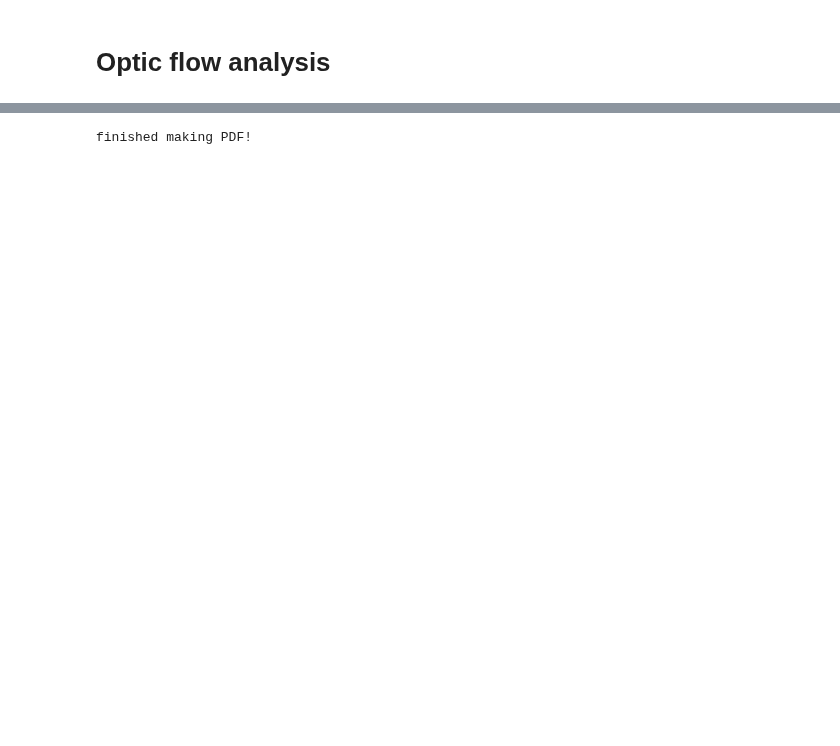
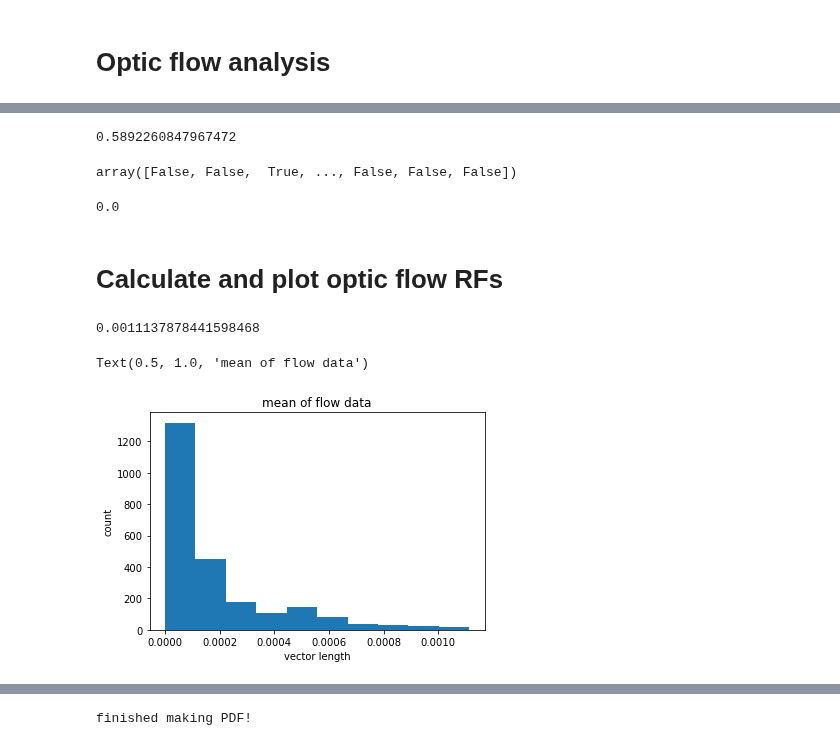
Before and after one commit to nielllab/FreelyMovingEphys, a Jupyter notebook: project_analysis/ephys/phil_group_ephys_analysis.ipynb, the cells around one changed output, grey strips where cells are left out. Saved outputs shown, nothing was run; the diff lists cells and outputs as text; code cells hidden in the pictures; blank space fills up the shorter version.

```diff
--- a/project_analysis/ephys/phil_group_ephys_analysis.ipynb
+++ b/project_analysis/ephys/phil_group_ephys_analysis.ipynb
@@ -36,0 +100,18 @@ plt.show()
+# %%
+print((raw_wc_data.shape[0]-wc_data.shape[0])/raw_wc_data.shape[0])
+# %% [output]
+0.5892260847967472
+# %%
+good_idxs
+# %% [output]
+array([False, False,  True, ..., False, False, False])
+# %%
+nan_inds = []
+for i in range(wc_data.shape[0]):
+    if np.isnan(wc_data[i,0,0]):
+        nan_inds.append(i)
+len(nan_inds)/wc_data.shape[0]
+# %% [output]
+0.0
+# %% [markdown]
+# Calculate and plot optic flow RFs
@@ -36,0 +224,13 @@ plt.show()
+# %%
+### histogram of mean vector lengths
+sta = np.nanmean(flow_data,axis=0)
+U = sta[:,:,0][:]
+V = sta[:,:,1][:]
+plt.hist(np.reshape(np.sqrt(U**2 + V**2),-1))
+plt.xlabel('vector length')
+plt.ylabel('count')
+plt.title('mean of flow data')
+# %% [output]
+0.0011137878441598468
+Text(0.5, 1.0, 'mean of flow data')
+[figure, added]
```
Also changed, not shown: parts of 27 cells of this notebook, 1 other file.
